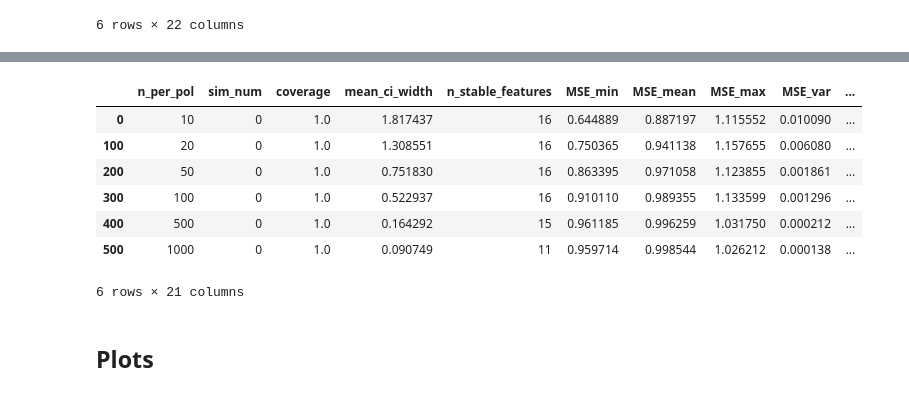
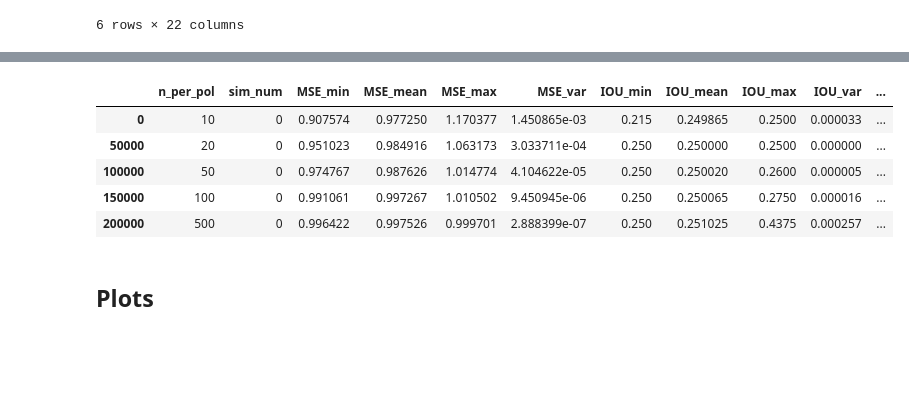
Before and after one commit to AparaV/rashomon-partition-sets, a Jupyter notebook: Code/analyze_simulation_1.ipynb, the cells around one changed output, grey strips where cells are left out. Drawn from its saved outputs; the diff is of its cells as text; code cells hidden in the pictures; blank space fills up the shorter version.

```diff
--- a/Code/analyze_simulation_1.ipynb
+++ b/Code/analyze_simulation_1.ipynb
@@ -62,7 +62,7 @@ tva_raw_df.head()
 | 3 | 10 | 3 | 0.845270 | 0.000823 | 0.25 | False | -0.227869 |
 | 4 | 10 | 4 | 0.912210 | 0.001100 | 0.25 | True | -0.614702 |
 # %%
-blasso_csv = "../Results/worst_case/worst_case_blasso.csv"
+blasso_csv = "../Results/worst_case/worst_case_blasso_test.csv"
 blasso_raw_df = pd.read_csv(blasso_csv)
 blasso_raw_df = blasso_raw_df.drop("Unnamed: 0", axis=1)
 blasso_raw_df.head()
@@ -238,33 +249,46 @@ blasso_df.head(n=10)
 # %%
 bootstrap_df = bootstrap_raw_df.copy()
 
 bootstrap_df["best_pol_MSE"] = bootstrap_df["best_pol_diff"]**2
-sum_cols_bootstrap = ["MSE", "IOU", "min_dosage", "best_pol_MSE"]
 
-for sum_col in sum_cols_bootstrap:
-    result_min_col = sum_col + "_min"
-    result_avg_col = sum_col + "_mean"
-    result_max_col = sum_col + "_max"
-    result_var_col = sum_col + "_var"
+# First, summarize per simulation (like Rashomon does)
+group_by_cols = ["n_per_pol", "sim_num"]
+result_cols = ["MSE", "IOU", "min_dosage", "best_pol_MSE"]
+for result_col in result_cols:
+    result_min_col = result_col + "_min"
+    result_avg_col = result_col + "_mean"
+    result_max_col = result_col + "_max"
+    result_var_col = result_col + "_var"
 
-    bootstrap_df[result_min_col] = bootstrap_df.groupby("n_per_pol")[sum_col].transform("min")
-    bootstrap_df[result_avg_col] = bootstrap_df.groupby("n_per_pol")[sum_col].transform("mean")
-    bootstrap_df[result_max_col] = bootstrap_df.groupby("n_per_pol")[sum_col].transform("max")
-    bootstrap_df[result_var_col] = bootstrap_df.groupby("n_per_pol")[sum_col].transform("var")
+    bootstrap_df[result_min_col] = bootstrap_df.groupby(group_by_cols)[result_col].transform("min")
+    bootstrap_df[result_avg_col] = bootstrap_df.groupby(group_by_cols)[result_col].transform("mean")
+    bootstrap_df[result_max_col] = bootstrap_df.groupby(group_by_cols)[result_col].transform("max")
+    bootstrap_df[result_var_col] = bootstrap_df.groupby(group_by_cols)[result_col].transform("var")
+
+bootstrap_df = bootstrap_df.drop_duplicates(group_by_cols)
+bootstrap_df = bootstrap_df.drop(result_cols, axis=1)
+bootstrap_df = bootstrap_df.drop(["best_pol_diff", "sample_idx", "penalized_loss"], axis=1)
+
+# Then, average over simulations
+sum_cols = [
+    "MSE_min", "MSE_mean", "MSE_max", "MSE_var",
+    "IOU_min", "IOU_mean", "IOU_max", "IOU_var",
+    "min_dosage_min", "min_dosage_mean", "min_dosage_max", "min_dosage_var",
+    "best_pol_MSE_min", "best_pol_MSE_mean", "best_pol_MSE_max", "best_pol_MSE_var"
+]
+
+for sum_col in sum_cols:
+    bootstrap_df[sum_col] = bootstrap_df.groupby("n_per_pol")[sum_col].transform("mean")
 
 bootstrap_df = bootstrap_df.drop_duplicates("n_per_pol")
-bootstrap_df = bootstrap_df.drop(sum_cols_bootstrap, axis=1)
-bootstrap_df = bootstrap_df.drop(["best_pol_diff"], axis=1)
-bootstrap_df.head(n=10)
+bootstrap_df.head()
 # %% [output]
-|  | n_per_pol | sim_num | coverage | mean_ci_width | n_stable_features | MSE_min | MSE_mean | MSE_max | MSE_var | ... |
-| 0 | 10 | 0 | 1.0 | 1.817437 | 16 | 0.644889 | 0.887197 | 1.115552 | 0.010090 | ... |
-| 100 | 20 | 0 | 1.0 | 1.308551 | 16 | 0.750365 | 0.941138 | 1.157655 | 0.006080 | ... |
-| 200 | 50 | 0 | 1.0 | 0.751830 | 16 | 0.863395 | 0.971058 | 1.123855 | 0.001861 | ... |
-| 300 | 100 | 0 | 1.0 | 0.522937 | 16 | 0.910110 | 0.989355 | 1.133599 | 0.001296 | ... |
-| 400 | 500 | 0 | 1.0 | 0.164292 | 15 | 0.961185 | 0.996259 | 1.031750 | 0.000212 | ... |
-| 500 | 1000 | 0 | 1.0 | 0.090749 | 11 | 0.959714 | 0.998544 | 1.026212 | 0.000138 | ... |
+|  | n_per_pol | sim_num | MSE_min | MSE_mean | MSE_max | MSE_var | IOU_min | IOU_mean | IOU_max | IOU_var | ... |
+| 0 | 10 | 0 | 0.907574 | 0.977250 | 1.170377 | 1.450865e-03 | 0.215 | 0.249865 | 0.2500 | 0.000033 | ... |
+| 50000 | 20 | 0 | 0.951023 | 0.984916 | 1.063173 | 3.033711e-04 | 0.250 | 0.250000 | 0.2500 | 0.000000 | ... |
+| 100000 | 50 | 0 | 0.974767 | 0.987626 | 1.014774 | 4.104622e-05 | 0.250 | 0.250020 | 0.2600 | 0.000005 | ... |
+| 150000 | 100 | 0 | 0.991061 | 0.997267 | 1.010502 | 9.450945e-06 | 0.250 | 0.250065 | 0.2750 | 0.000016 | ... |
+| 200000 | 500 | 0 | 0.996422 | 0.997526 | 0.999701 | 2.888399e-07 | 0.250 | 0.251025 | 0.4375 | 0.000257 | ... |
-6 rows × 21 columns
 # %% [markdown]
 ## Plots
 # %%
```
Also changed, not shown: parts of 8 cells of this notebook.
